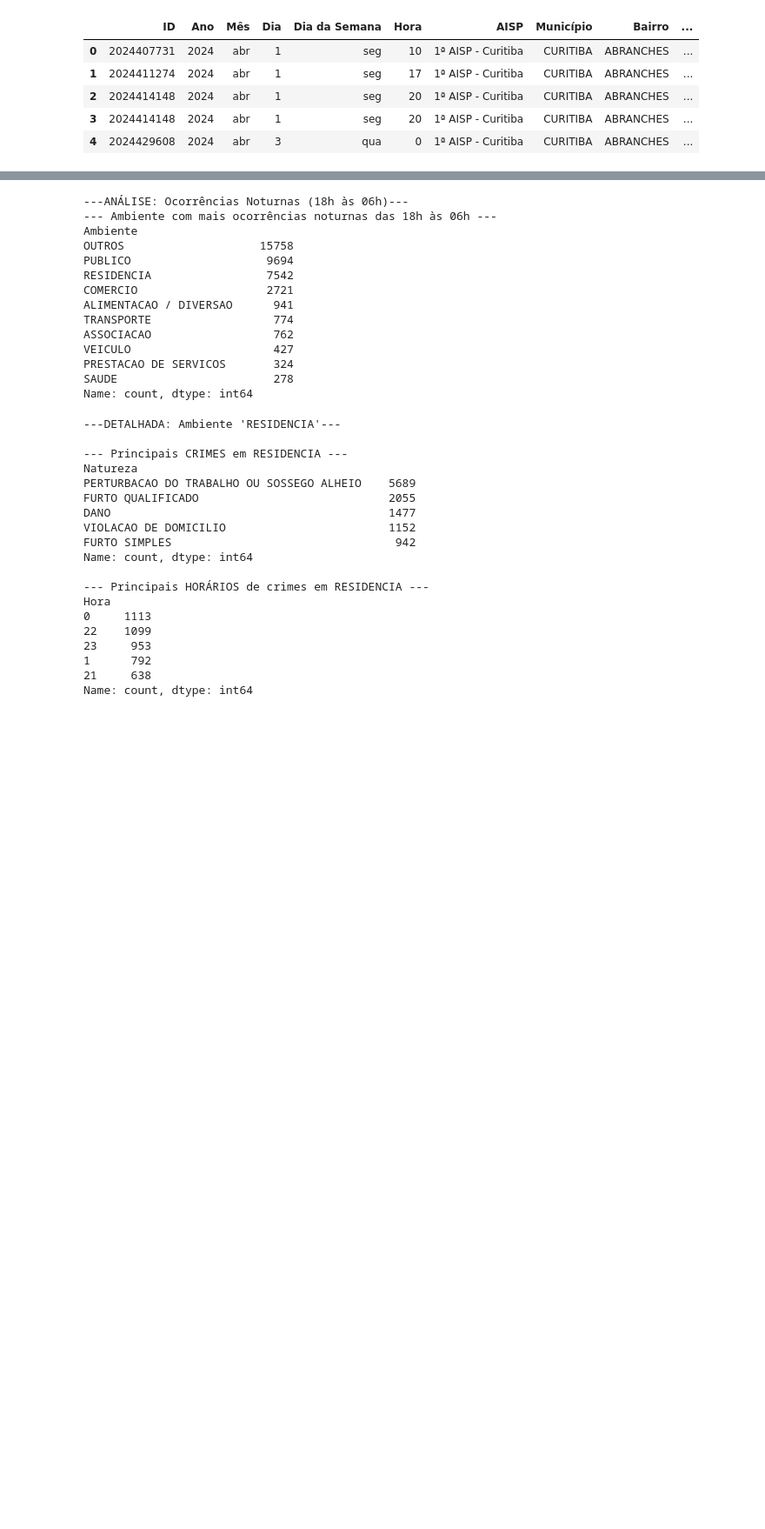
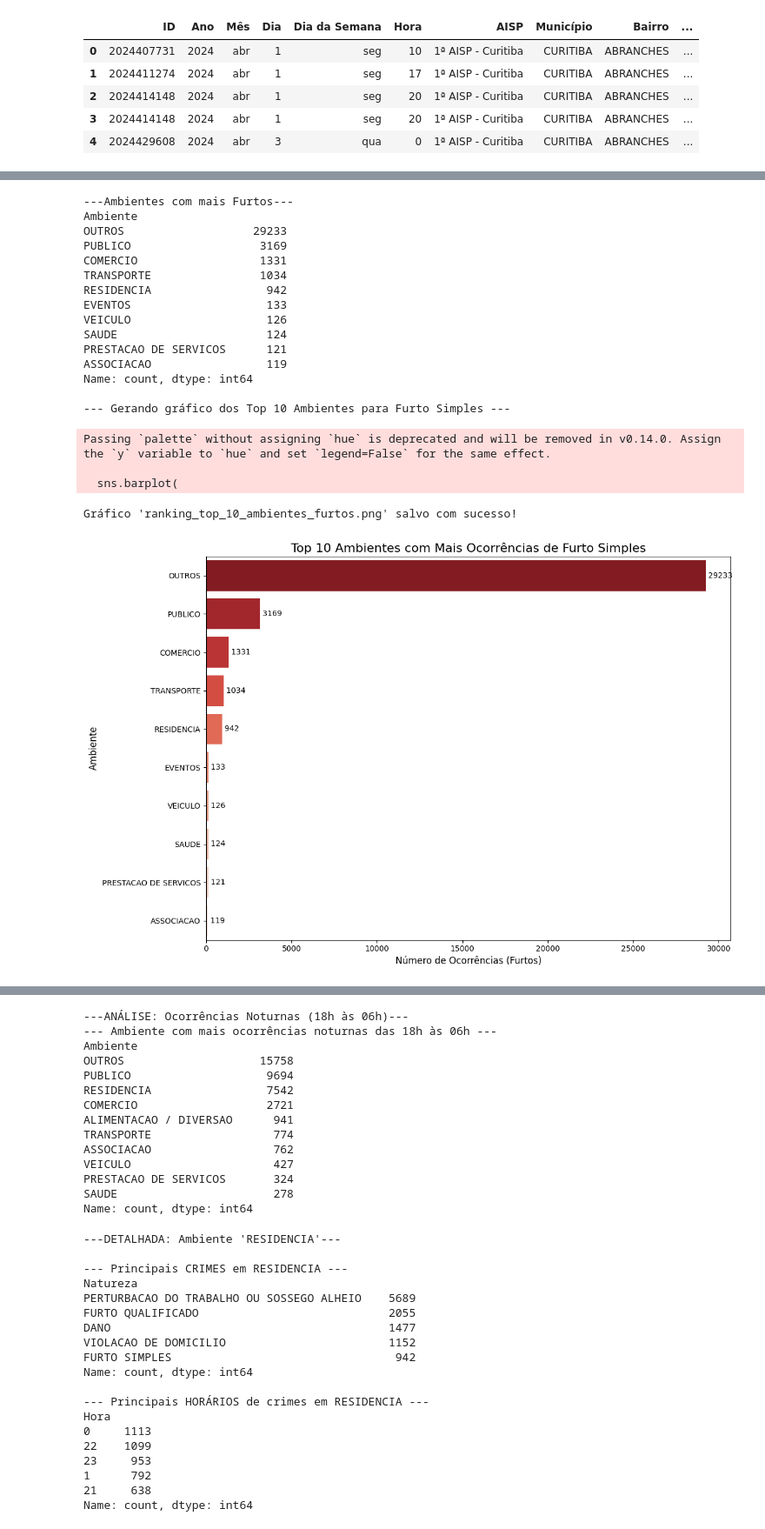
Before and after one commit to GuilhermeOliveiraAgenor/Analise-Seguranca-Curitiba, a Jupyter notebook: analise_de_segurança__ambiente.ipynb, the cells around one changed output, grey strips where cells are left out. Shown at 87% size. Saved outputs shown, nothing was run; the diff lists cells and outputs as text; code cells hidden in the pictures; blank space fills up the shorter version.

```diff
--- a/analise_de_segurança__ambiente.ipynb
+++ b/analise_de_segurança__ambiente.ipynb
@@ -96 +102,63 @@ Name: count, dtype: int64
+# %%
+import matplotlib.pyplot as plt
+import seaborn as sns
+
+df_furtos = df[df['Natureza'] == 'FURTO SIMPLES']
+print("\n---Ambientes com mais Furtos---")
+print(df_furtos['Ambiente'].value_counts().head(10))
+#Furto simples = Subtrair algo de alguém sem violência ou grave ameaça.
+#Juntar nesse insight todos os tipos de furto
+
+print("\n--- Gerando gráfico dos Top 10 Ambientes para Furto Simples ---")
+
+try:
+    top_10_ambientes_furtos = df_furtos['Ambiente'].value_counts().head(10)
+
+    plt.figure(figsize=(12, 8))
+
+    sns.barplot(
+        x=top_10_ambientes_furtos.values,
+        y=top_10_ambientes_furtos.index,
+        orient='h',
+        palette='Reds_r'
+    )
+    plt.title('Top 10 Ambientes com Mais Ocorrências de Furto Simples', fontsize=16)
+    plt.xlabel('Número de Ocorrências (Furtos)', fontsize=12)
+    plt.ylabel('Ambiente', fontsize=12)
+
+    for index, value in enumerate(top_10_ambientes_furtos.values):
+        plt.text(value, index, f' {value}', va='center')
+
+    plt.tight_layout()
+
+    plt.savefig('ranking_top_10_ambientes_furtos.png')
+
+    print("Gráfico 'ranking_top_10_ambientes_furtos.png' salvo com sucesso!")
+
+except NameError:
+    print("\n[ERRO] O DataFrame 'df_furtos' não foi encontrado.")
+    print("Por favor, certifique-se de executar o bloco de código anterior (que filtra o 'df') antes de rodar este script de plotagem.")
+except Exception as e:
+    print(f"\n[ERRO] Ocorreu um erro inesperado ao gerar o gráfico: {e}")
+# %% [output]
+---Ambientes com mais Furtos---
+Ambiente
+OUTROS                   29233
+PUBLICO                   3169
+COMERCIO                  1331
+TRANSPORTE                1034
+RESIDENCIA                 942
+EVENTOS                    133
+VEICULO                    126
+SAUDE                      124
+PRESTACAO DE SERVICOS      121
+ASSOCIACAO                 119
+Name: count, dtype: int64
+
+--- Gerando gráfico dos Top 10 Ambientes para Furto Simples ---
+Passing `palette` without assigning `hue` is deprecated and will be removed in v0.14.0. Assign the `y` variable to `hue` and set `legend=False` for the same effect.
+
+  sns.barplot(
+Gráfico 'ranking_top_10_ambientes_furtos.png' salvo com sucesso!
+[figure, added]
 # %%
```
Also changed, not shown: parts of 11 cells of this notebook.
